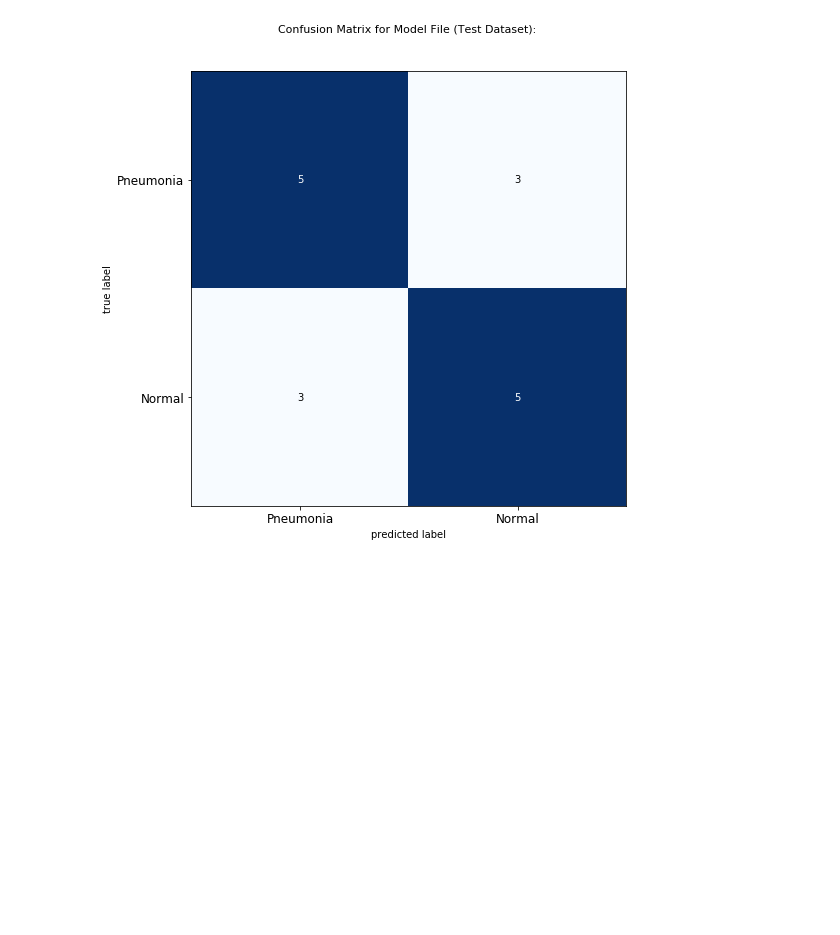
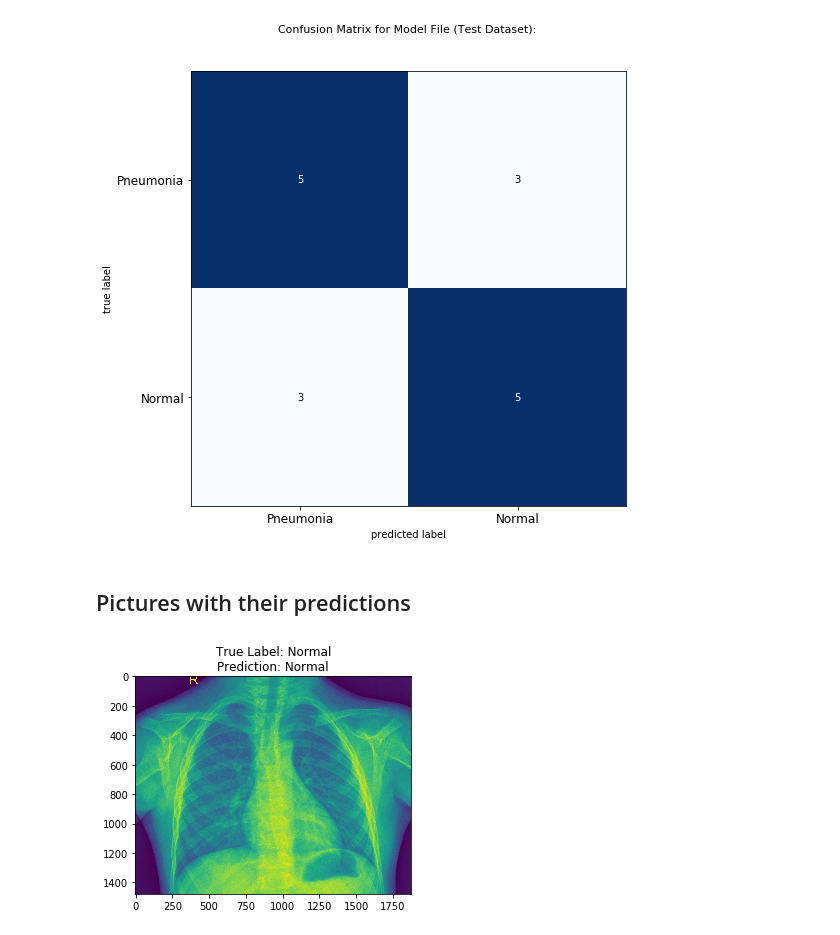
Before and after one commit to SleepingFox88/Medical-Image-classifier, a Jupyter notebook: Medical_Image_classifier.ipynb, the cells around one changed output. Saved outputs shown, nothing was run; the diff lists cells and outputs as text; code cells hidden in the pictures; blank space fills up the shorter version.

Commit message:
Added pictures with their predictions

```diff
--- a/Medical_Image_classifier.ipynb
+++ b/Medical_Image_classifier.ipynb
@@ -379,3 +379,26 @@ fig.savefig("confusionMatrix", dpi=100)
 plt.show()
 # %% [output]
 [figure]
+# %% [markdown]
+## Pictures with their predictions
+# %%
+#@title Enter Filepath Here:
+filename = "/content/chest_xray/test/NORMAL/IM-0010-0001.jpeg" #@param {type:"string"}
+
+img = image.load_img(filename,
+                     target_size=(150, 150))
+x = image.img_to_array(img)
+x = np.expand_dims(x, axis=0)
+x = preprocess_input(x)
+
+y = final_model.predict(x)
+
+predicton="Normal" if y.argmax(axis=-1)==0 else "Pneumonia"
+actual="Normal" if "NORMAL" in filename else "Pneumonia"
+
+img=mpimg.imread(filename)
+title_text = ("%s%s%s%s%s"%("True Label: ", actual, "\n", "Prediction: ", predicton))
+plt.title(title_text)
+imgplot=plt.imshow(img)
+# %% [output]
+[figure, added]
```
Also changed, not shown: parts of 2 cells of this notebook.
